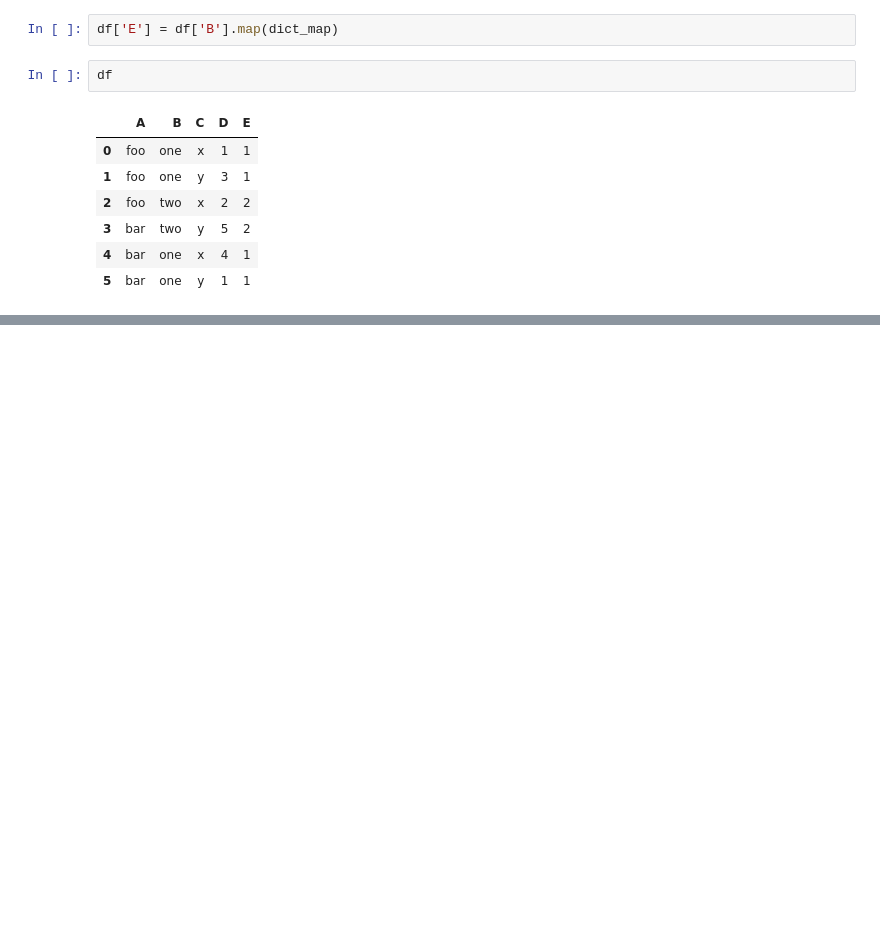
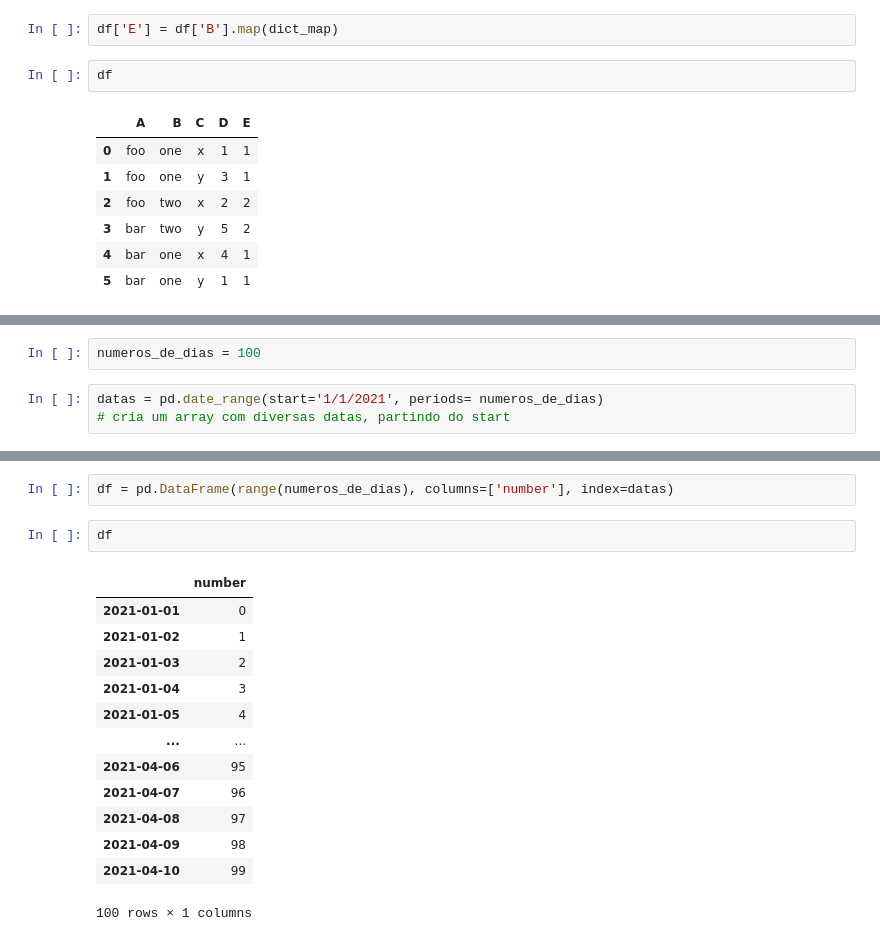
Before and after one commit to YuriBragaB/analisando_dados_com_Pandas_e_SQL, a Jupyter notebook: lendo_e_combinando_tabelas/anotacoes_e_codigo.ipynb, the cells around one changed output, grey strips where cells are left out. Drawn from its saved outputs; the diff is of its cells as text; blank space fills up the shorter version.

```diff
--- a/lendo_e_combinando_tabelas/anotacoes_e_codigo.ipynb
+++ b/lendo_e_combinando_tabelas/anotacoes_e_codigo.ipynb
@@ -369,0 +372,5 @@ df.pivot_table(index= 'A', columns= 'B', values = 'D')
+# %%
+numeros_de_dias = 100
+# %%
+datas = pd.date_range(start='1/1/2021', periods= numeros_de_dias)
+# cria um array com diversas datas, partindo do start
@@ -369,0 +397,18 @@ df.pivot_table(index= 'A', columns= 'B', values = 'D')
+# %%
+df = pd.DataFrame(range(numeros_de_dias), columns=['number'], index=datas)
+# %%
+df
+# %% [output]
+|  | number |
+| 2021-01-01 | 0 |
+| 2021-01-02 | 1 |
+| 2021-01-03 | 2 |
+| 2021-01-04 | 3 |
+| 2021-01-05 | 4 |
+| ... | ... |
+| 2021-04-06 | 95 |
+| 2021-04-07 | 96 |
+| 2021-04-08 | 97 |
+| 2021-04-09 | 98 |
+| 2021-04-10 | 99 |
+100 rows × 1 columns
```
Also changed, not shown: parts of 13 cells of this notebook, 4 other files.
